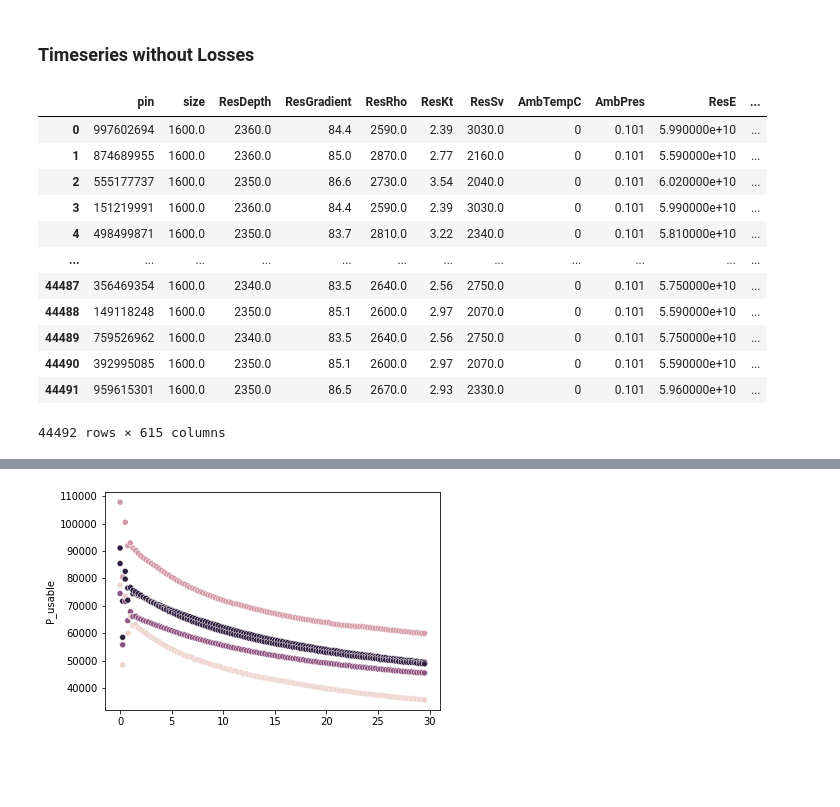
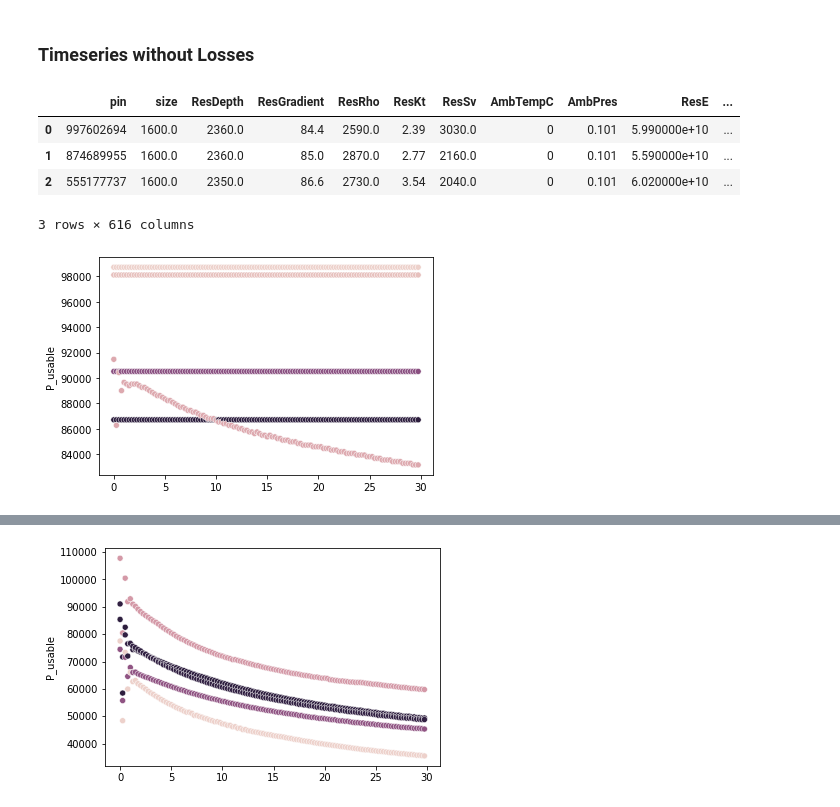
Before and after one commit to borisenko-ru/spe_pivot_2022_datathon, a Jupyter notebook: spe_pivot_datathon.ipynb, the cells around one changed output, grey strips where cells are left out. Saved outputs shown, nothing was run; the diff lists cells and outputs as text; code cells hidden in the pictures; blank space fills up the shorter version.

```diff
--- a/spe_pivot_datathon.ipynb
+++ b/spe_pivot_datathon.ipynb
@@ -312,7 +312,7 @@ Name: pin, dtype: int64
 # %%
 # plot low-performance simulation by thermal recovery
 btm_dhout = inputs_results_main30yr[inputs_results_main30yr['pin'].isin(btm_Pout_valid_low['pin'])]
-for time_step in range(0,2975,25):
+for time_step in range(0,3000,25):
   sns.scatterplot(data=btm_dhout, x=time_step/100, y=btm_dhout['dhout'+f':{time_step/100:,.3f}'], hue=btm_dhout['pin'], legend=False)
 
 plt.ylabel('dhout')
@@ -325,7 +325,7 @@ Low performance simulation:  20863    385011569
 Name: pin, dtype: int64
 # %%
 # plot high-performance simulation by production enthalpy
-for time_step in range(0,2975,25):
+for time_step in range(0,3000,25):
   sns.scatterplot(data=top_dhout, x=time_step/100, y=top_dhout['hpro'+f':{time_step/100:,.3f}'], hue=top_dhout['pin'], legend=False)
 
 plt.ylabel('hpro')
@@ -338,7 +338,7 @@ High performance simulation:  2744    658302738
 Name: pin, dtype: int64
 # %%
 # plot low-performance simulation by production enthalpy
-for time_step in range(0,2975,25):
+for time_step in range(0,3000,25):
   sns.scatterplot(data=btm_dhout, x=time_step/100, y=btm_dhout['hpro'+f':{time_step/100:,.3f}'], hue=btm_dhout['pin'], legend=False)
 
 plt.ylabel('hpro')
@@ -367,7 +367,7 @@ h_120C = 503.81 #kJ/kg
 # %%
 inputs_results_main30yr_P_usable = inputs_results_main30yr.copy()
 
-for time_step in range(0,2975,25):
+for time_step in range(0,3000,25):
   inputs_results_main30yr_P_usable['P_usable'+f':{time_step/100:,.3f}'] = 0.13 * (inputs_results_main30yr_P_usable['dhout'+f':{time_step/100:,.3f}'] + (h_95C - h_120C) * inputs_results_main30yr_P_usable['mpro'])
 
 inputs_results_main30yr_P_usable.head(3)
@@ -376,18 +376,17 @@ inputs_results_main30yr_P_usable.head(3)
 | 0 | 997602694 | 1600.0 | 2360.0 | 84.4 | 2590.0 | 2.39 | 3030.0 | 0 | 0.101 | 5.990000e+10 | ... |
 | 1 | 874689955 | 1600.0 | 2360.0 | 85.0 | 2870.0 | 2.77 | 2160.0 | 0 | 0.101 | 5.590000e+10 | ... |
 | 2 | 555177737 | 1600.0 | 2350.0 | 86.6 | 2730.0 | 3.54 | 2040.0 | 0 | 0.101 | 6.020000e+10 | ... |
-| 3 | 151219991 | 1600.0 | 2360.0 | 84.4 | 2590.0 | 2.39 | 3030.0 | 0 | 0.101 | 5.990000e+10 | ... |
-| 4 | 498499871 | 1600.0 | 2350.0 | 83.7 | 2810.0 | 3.22 | 2340.0 | 0 | 0.101 | 5.810000e+10 | ... |
-| ... | ... | ... | ... | ... | ... | ... | ... | ... | ... | ... | ... |
-| 44487 | 356469354 | 1600.0 | 2340.0 | 83.5 | 2640.0 | 2.56 | 2750.0 | 0 | 0.101 | 5.750000e+10 | ... |
-| 44488 | 149118248 | 1600.0 | 2350.0 | 85.1 | 2600.0 | 2.97 | 2070.0 | 0 | 0.101 | 5.590000e+10 | ... |
-| 44489 | 759526962 | 1600.0 | 2340.0 | 83.5 | 2640.0 | 2.56 | 2750.0 | 0 | 0.101 | 5.750000e+10 | ... |
-| 44490 | 392995085 | 1600.0 | 2350.0 | 85.1 | 2600.0 | 2.97 | 2070.0 | 0 | 0.101 | 5.590000e+10 | ... |
-| 44491 | 959615301 | 1600.0 | 2350.0 | 86.5 | 2670.0 | 2.93 | 2330.0 | 0 | 0.101 | 5.960000e+10 | ... |
-44492 rows × 615 columns
+3 rows × 616 columns
 # %%
 # plot top-5 simulations by calculated amount of enthalpy
-
 cols_p_usable = [c for c in inputs_results_main30yr_P_usable.columns if c[:4] == 'pin' or c[:8] == 'P_usable']
 inputs_results_main30yr_P_usable_x = inputs_results_main30yr_P_usable[cols_p_usable]
 top5 = inputs_results_main30yr_P_usable_x.sort_values(by=inputs_results_main30yr_P_usable_x.columns[-1], ascending=False).head(5)
+
+for time_step in range(0,3000,25):
+  sns.scatterplot(data=top5, x=time_step/100, y=top5['P_usable'+f':{time_step/100:,.3f}'], hue=top5['pin'], legend=False)
+
+plt.ylabel('P_usable')
+plt.show()
+# %% [output]
+[figure, added]
```
Also changed, not shown: parts of 28 cells of this notebook.
